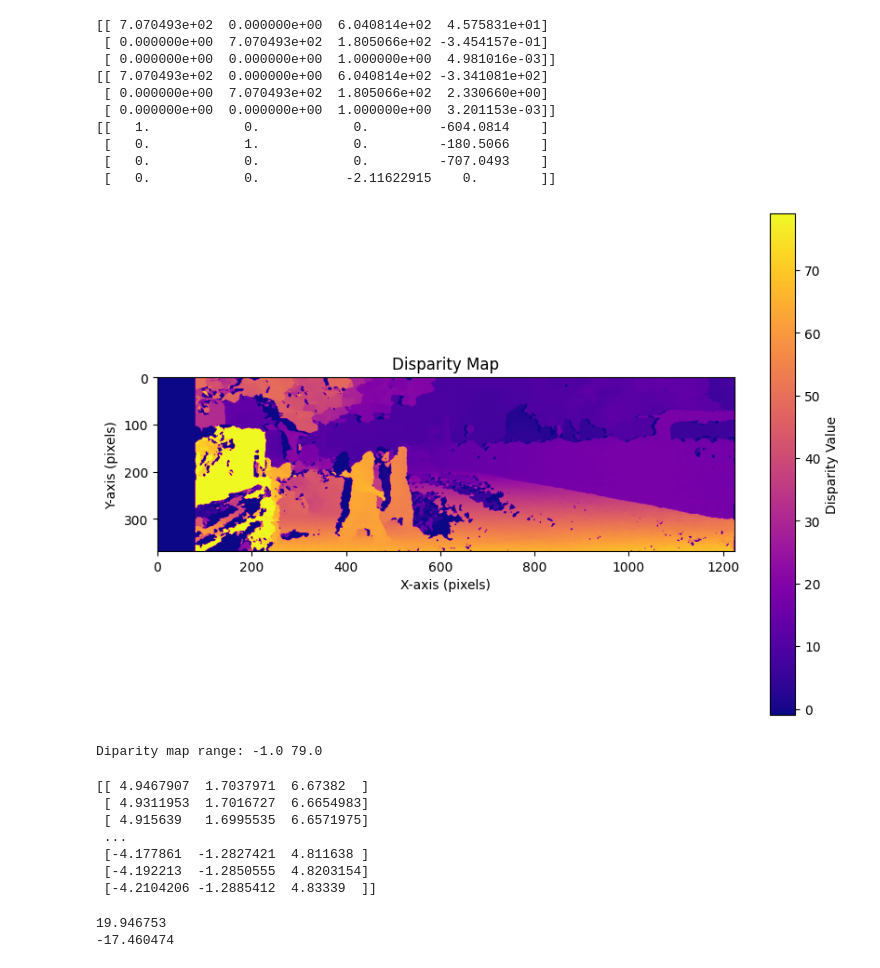
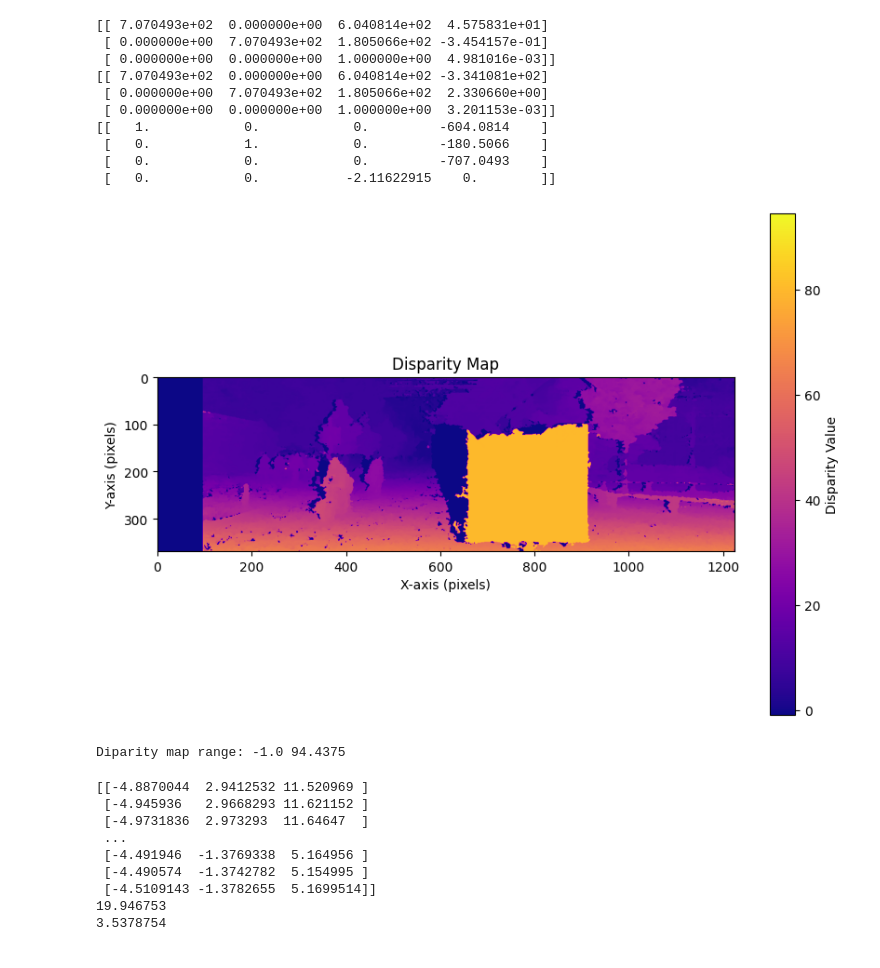
Before and after one commit to HitchedLime/Perception-for-Autonomous-systems-DTU-2024, a Jupyter notebook: prototyping_GT.ipynb, the cells around one changed output. Saved outputs shown, nothing was run; the diff lists cells and outputs as text; code cells hidden in the pictures.

```diff
--- a/prototyping_GT.ipynb
+++ b/prototyping_GT.ipynb
@@ -6,8 +6,8 @@ import cv2
 import numpy as np
 
 # Load and convert images to grayscale if not already
-img1 = cv2.imread('../34759_final_project_rect/seq_01/image_02/data/000000.png', cv2.IMREAD_GRAYSCALE)
-img2 = cv2.imread('../34759_final_project_rect/seq_01/image_03/data/000000.png', cv2.IMREAD_GRAYSCALE)
+img1 = cv2.imread('../34759_final_project_rect/seq_02/image_02/data/0000000000.png', cv2.IMREAD_GRAYSCALE)
+img2 = cv2.imread('../34759_final_project_rect/seq_02/image_03/data/0000000000.png', cv2.IMREAD_GRAYSCALE)
 # %%
 # Load calibration file and parse it
 calibration = parse_calibration_data("../34759_final_project_rect/calib_cam_to_cam.txt")
@@ -49,28 +49,32 @@ def plot_disparity_map(disp_map):
     plt.ylabel("Y-axis (pixels)")
     plt.show()
 # %%
-disp_map = compute_disparity_map(img1, img2)
+disp_map = compute_disparity_map(img1, img2,min_disparity=0, num_disparities=6*16, block_size=2)
 
 plot_disparity_map(disp_map)
 
 print(f'Diparity map range: {disp_map.min()} {disp_map.max()}')
 # %% [output]
-[figure, old version]
+[figure, new version]
-Diparity map range: -1.0 79.0
+Diparity map range: -1.0 94.4375
 # %%
 # Load the color image and apply the mask to get colors for valid points
-color_img = cv2.cvtColor(cv2.imread('../34759_final_project_rect/seq_01/image_02/data/000000.png'), cv2.COLOR_BGR2RGB)
+color_img = cv2.cvtColor(cv2.imread('../34759_final_project_rect/seq_02/image_02/data/0000000000.png'), cv2.COLOR_BGR2RGB)
 
 points, colors = generate_point_cloud(disp_map, Q, color_image=color_img, max_z=20)
 print(points)
+print(points[:,2].max())
+print(points[:,2].min())
 # %% [output]
-[[ 4.9467907  1.7037971  6.67382  ]
- [ 4.9311953  1.7016727  6.6654983]
- [ 4.915639   1.6995535  6.6571975]
+[[-4.8870044  2.9412532 11.520969 ]
+ [-4.945936   2.9668293 11.621152 ]
+ [-4.9731836  2.973293  11.64647  ]
  ...
- [-4.177861  -1.2827421  4.811638 ]
- [-4.192213  -1.2850555  4.8203154]
- [-4.2104206 -1.2885412  4.83339  ]]
+ [-4.491946  -1.3769338  5.164956 ]
+ [-4.490574  -1.3742782  5.154995 ]
+ [-4.5109143 -1.3782655  5.1699514]]
+19.946753
+3.5378754
 # %%
 import open3d as o3d
 
@@ -95,12 +99,6 @@ def visualize_point_cloud(points, colors=None):
 
     # Visualize the point cloud with all points, including any invalid depths
     o3d.visualization.draw_geometries([point_cloud], window_name="3D Point Cloud Visualization (All Points)")
-# %%
-print(points.max())
-print(points.min())
-# %% [output]
-19.946753
--17.460474
 # %%
 
 
```
Also changed, not shown: parts of 1 cell of this notebook.
